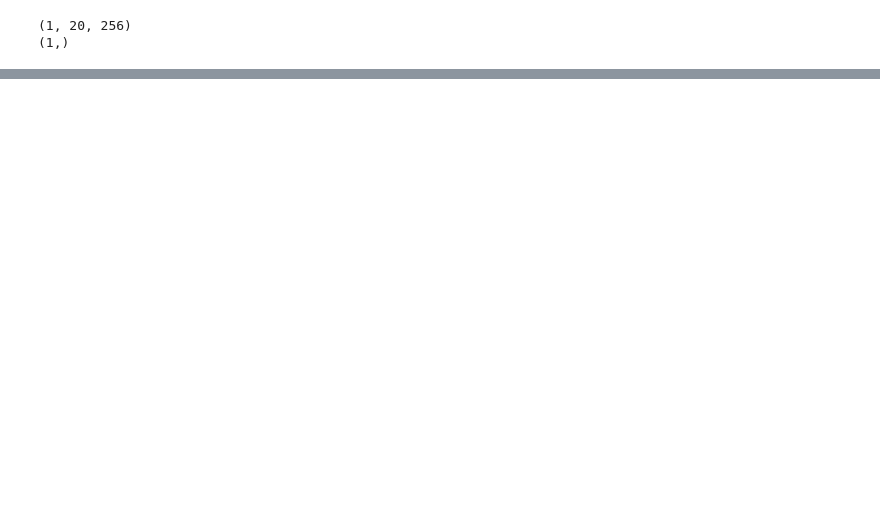
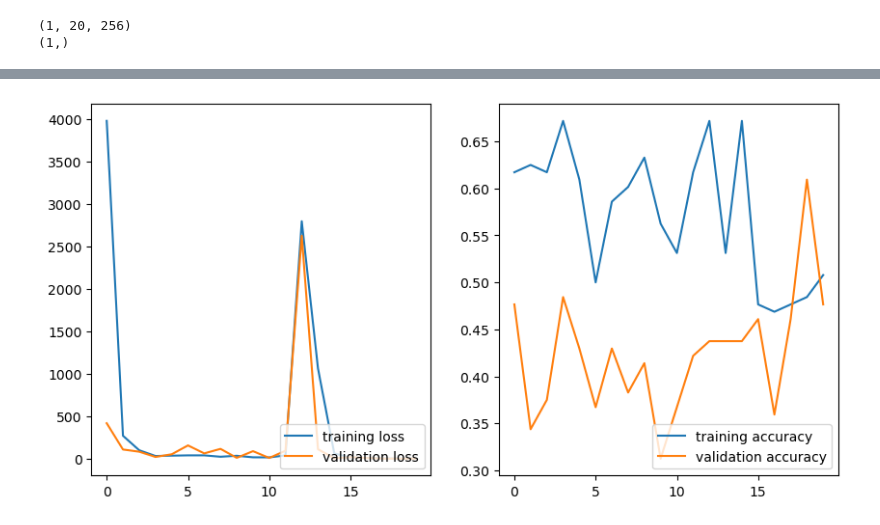
Before and after one commit to jkcas22/music_speech, a Jupyter notebook: RNN.ipynb, the cells around one changed output, grey strips where cells are left out. Saved outputs shown, nothing was run; the diff lists cells and outputs as text; code cells hidden in the pictures; blank space fills up the shorter version.

```diff
--- a/RNN.ipynb
+++ b/RNN.ipynb
@@ -254,12 +314,12 @@ plt.show()
 # %%
 model = tf.keras.Sequential()
-model.add(tf.keras.layers.LSTM(512,return_sequences=True, activation='relu', input_shape=(patch_size,n_feature)))
-#model.add(tf.keras.layers.LSTM(256,return_sequences=True, activation='relu'))
+model.add(tf.keras.layers.LSTM(256,return_sequences=True, activation='relu', input_shape=(patch_size,n_feature)))
+model.add(tf.keras.layers.LSTM(256,return_sequences=True, activation='relu'))
 model.add(tf.keras.layers.LSTM(256,return_sequences=False, activation='relu'))
-model.add(tf.keras.layers.Flatten())
+#model.add(tf.keras.layers.Flatten())
 model.add(tf.keras.layers.Dense(1, activation='sigmoid'))
 
-
-model.compile(loss='binary_crossentropy', optimizer='adam', metrics=['accuracy'])
+optimizer = tf.keras.optimizers.Adam(learning_rate=0.002)
+model.compile(loss='binary_crossentropy', optimizer=optimizer, metrics=['accuracy'])
 model.summary()
 # %% [output]
@@ -281,5 +341,5 @@ Trainable params: 2,362,625
 Non-trainable params: 0
 _________________________________________________________________
 # %%
-model.fit(train_ds, validation_data=validate_ds, batch_size=50, epochs=10, steps_per_epoch=200, validation_steps=100, verbose=1)
+hist = model.fit(train_ds, validation_data=validate_ds, batch_size=64, epochs=20, steps_per_epoch=128, validation_steps=128, verbose=1)
 # %% [output]
@@ -297,2 +363,16 @@ Epoch 5/5
+# %%
+fig, axs = plt.subplots(1, 2, figsize=(10,5))
+
+axs[0].plot(hist.epoch, hist.history['loss'])
+axs[0].plot(hist.epoch, hist.history['val_loss'])
+axs[0].legend(('training loss', 'validation loss'), loc='lower right')
+
+axs[1].plot(hist.epoch, hist.history['accuracy'])
+axs[1].plot(hist.epoch, hist.history['val_accuracy'])
+axs[1].legend(('training accuracy', 'validation accuracy'), loc='lower right')
+
+plt.show()
+# %% [output]
+[figure, added]
 # %%
 
```
Also changed, not shown: parts of 17 cells of this notebook.
